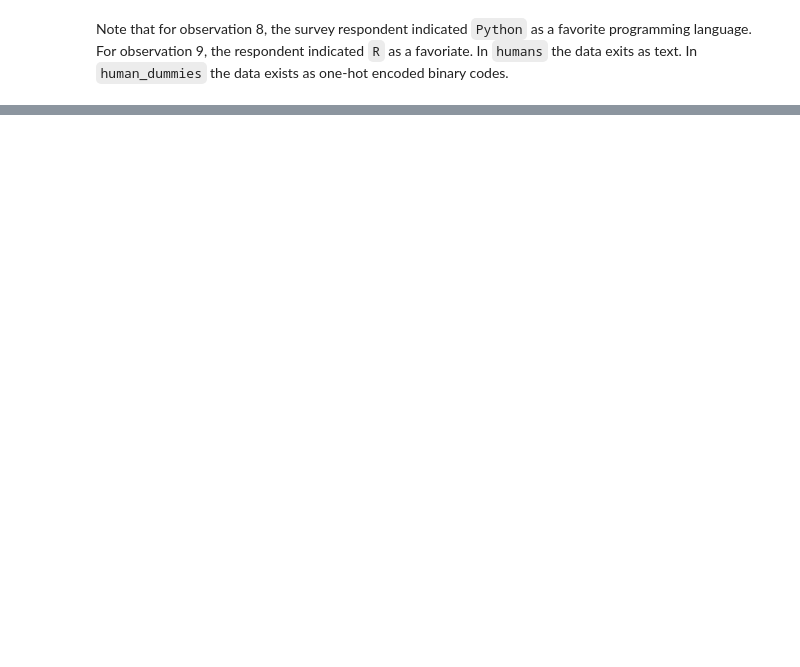
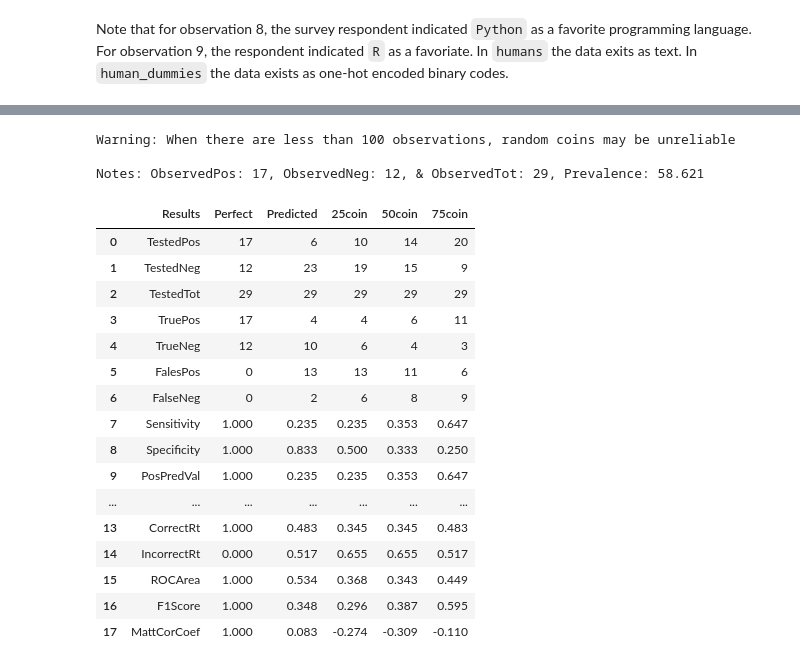
Before and after one commit to adamrossnelson/MacLearn, a Jupyter notebook: whimsical/WhimsTutorial.ipynb, the cells around one changed output, grey strips where cells are left out. Saved outputs shown, nothing was run; the diff lists cells and outputs as text; code cells hidden in the pictures; blank space fills up the shorter version.

```diff
--- a/whimsical/WhimsTutorial.ipynb
+++ b/whimsical/WhimsTutorial.ipynb
@@ -140,0 +162,4 @@ Note that for observation 8, the survey respondent indicated `Python` as a favor
+# %%
+# Create target matrix.
+# Create new dataframe with observation True when rating was => median of 8.
+y = human_dummies['How successful has this tutorial been so far?'] >= 8
@@ -140,0 +174,5 @@ Note that for observation 8, the survey respondent indicated `Python` as a favor
+# %%
+from sklearn.model_selection import train_test_split
+X_train, X_test, y_train, y_test = train_test_split(X, y, random_state=1)
+print("Training features/target:", X_train.shape, y_train.shape)
+print("Testing features/target:", X_test.shape, y_test.shape)
@@ -140,0 +184,5 @@ Note that for observation 8, the survey respondent indicated `Python` as a favor
+# %%
+from sklearn.ensemble import RandomForestClassifier
+rf = RandomForestClassifier(n_estimators=10, random_state=0)
+rf.fit(X_train, y_train)
+rf.score(X_test, y_test)
@@ -140,0 +193,7 @@ Note that for observation 8, the survey respondent indicated `Python` as a favor
+# %%
+from sklearn.tree import DecisionTreeClassifier
+tree = DecisionTreeClassifier(max_depth=7, random_state=0)
+tree.fit(X_train, y_train)
+
+# Return the mean accuracy on the given test data and labels.
+tree.score(X_test, y_test)
@@ -140,0 +238,24 @@ Note that for observation 8, the survey respondent indicated `Python` as a favor
+# %%
+conrpt.conrpt(pd.DataFrame({'Actual':y_test,
+              'Predicted':tree.predict(X_test)}))
+# %% [output]
+Warning: When there are less than 100 observations, random coins may be unreliable
+
+Notes: ObservedPos: 17, ObservedNeg: 12, & ObservedTot: 29, Prevalence: 58.621
+|  | Results | Perfect | Predicted | 25coin | 50coin | 75coin |
+| 0 | TestedPos | 17 | 6 | 10 | 14 | 20 |
+| 1 | TestedNeg | 12 | 23 | 19 | 15 | 9 |
+| 2 | TestedTot | 29 | 29 | 29 | 29 | 29 |
+| 3 | TruePos | 17 | 4 | 4 | 6 | 11 |
+| 4 | TrueNeg | 12 | 10 | 6 | 4 | 3 |
+| 5 | FalesPos | 0 | 13 | 13 | 11 | 6 |
+| 6 | FalseNeg | 0 | 2 | 6 | 8 | 9 |
+| 7 | Sensitivity | 1.000 | 0.235 | 0.235 | 0.353 | 0.647 |
+| 8 | Specificity | 1.000 | 0.833 | 0.500 | 0.333 | 0.250 |
+| 9 | PosPredVal | 1.000 | 0.235 | 0.235 | 0.353 | 0.647 |
+| ... | ... | ... | ... | ... | ... | ... |
+| 13 | CorrectRt | 1.000 | 0.483 | 0.345 | 0.345 | 0.483 |
+| 14 | IncorrectRt | 0.000 | 0.517 | 0.655 | 0.655 | 0.517 |
+| 15 | ROCArea | 1.000 | 0.534 | 0.368 | 0.343 | 0.449 |
+| 16 | F1Score | 1.000 | 0.348 | 0.296 | 0.387 | 0.595 |
+| 17 | MattCorCoef | 1.000 | 0.083 | -0.274 | -0.309 | -0.110 |
```
Also changed, not shown: parts of 20 cells of this notebook, 1 other file.
